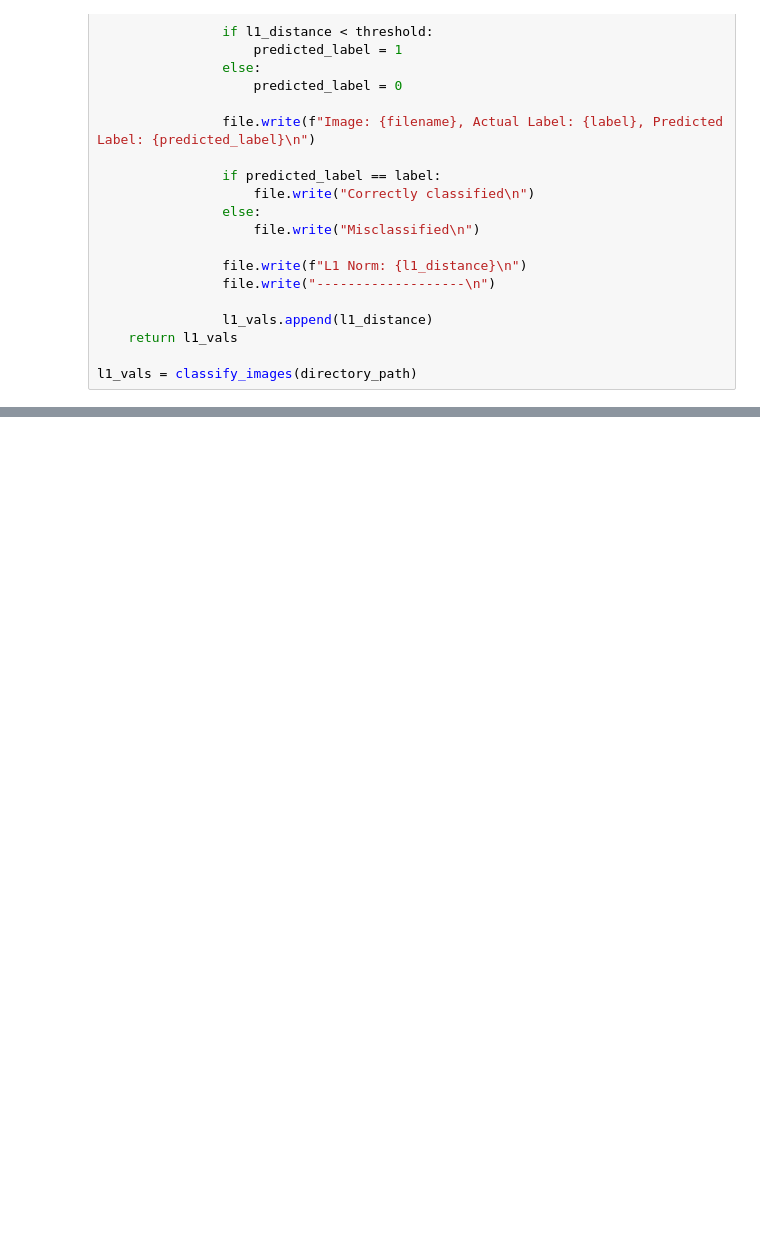
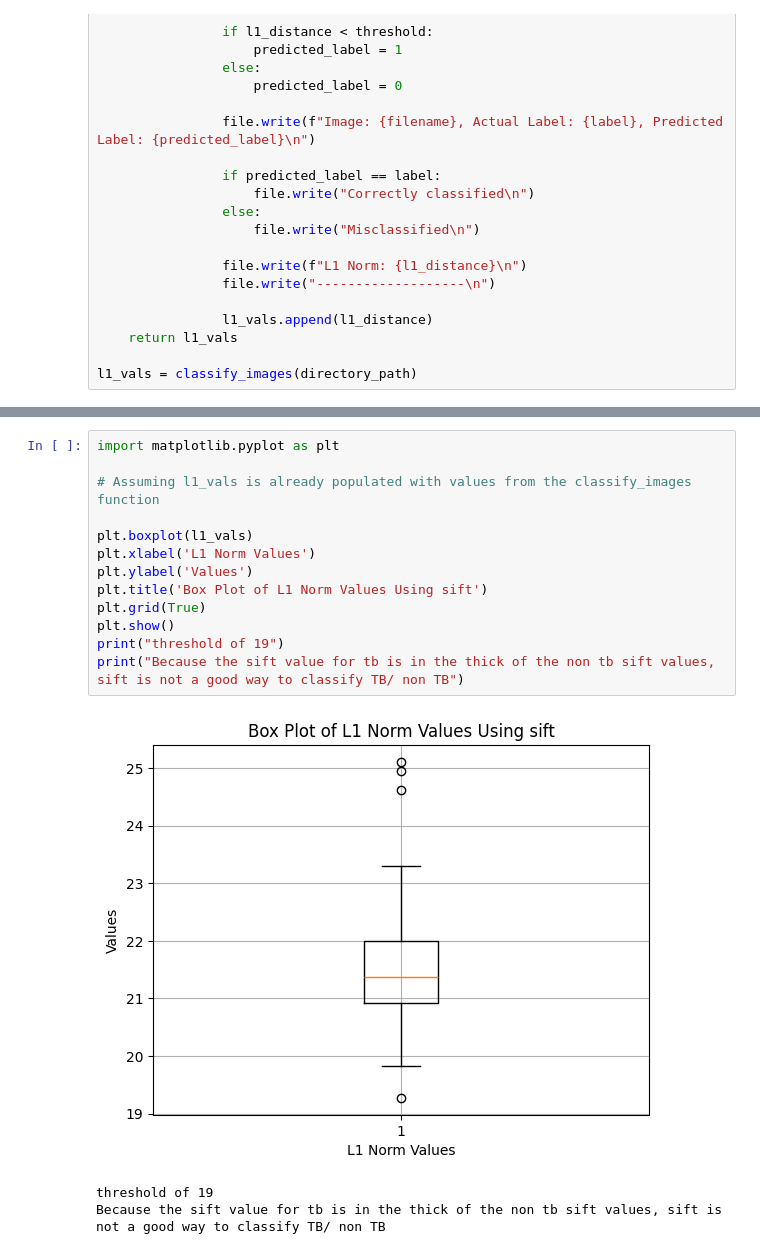
Before and after one commit to monkeygobah/cs415_final, a Jupyter notebook: caleb_analysis.ipynb, the cells around one changed output, grey strips where cells are left out. Cells and saved outputs as stored; diff of their text form; blank space fills up the shorter version.

Commit message:
Code to analyze l1 norms

```diff
--- a/caleb_analysis.ipynb
+++ b/caleb_analysis.ipynb
@@ -378,0 +447,17 @@ threshold of 110
+# %%
+import matplotlib.pyplot as plt
+
+# Assuming l1_vals is already populated with values from the classify_images function
+
+plt.boxplot(l1_vals)
+plt.xlabel('L1 Norm Values')
+plt.ylabel('Values')
+plt.title('Box Plot of L1 Norm Values Using sift')
+plt.grid(True)
+plt.show()
+print("threshold of 19")
+print("Because the sift value for tb is in the thick of the non tb sift values, sift is not a good way to classify TB/ non TB")
+# %% [output]
+[figure, added]
+threshold of 19
+Because the sift value for tb is in the thick of the non tb sift values, sift is not a good way to classify TB/ non TB
```
Also changed, not shown: parts of 3 cells of this notebook, 3 other files.
